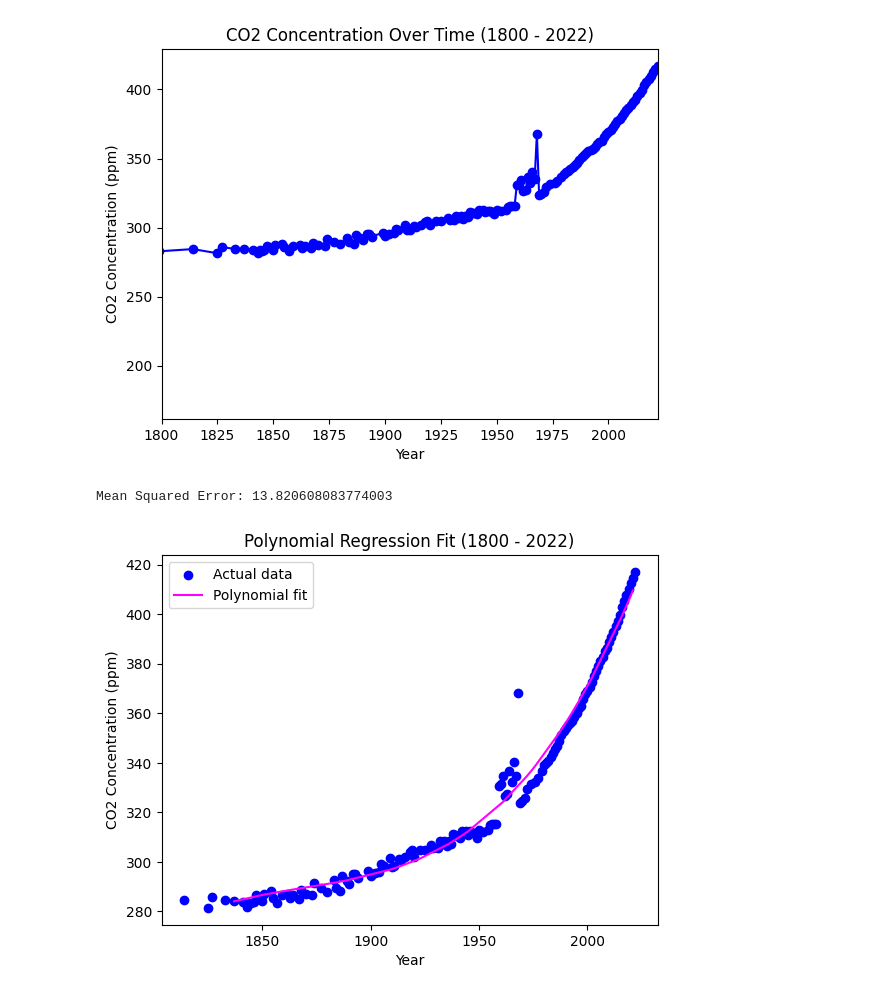
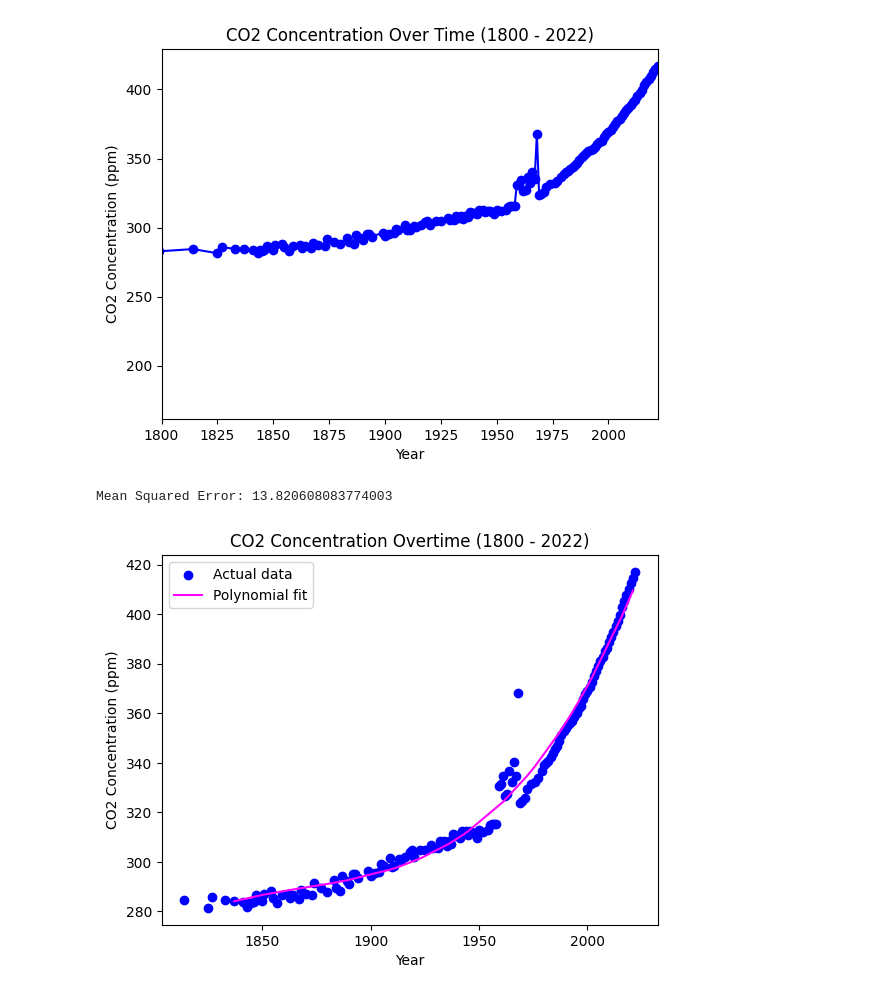
Before and after one commit to jzjackjz/cs3892-wildlife-trends-models, a Jupyter notebook: predictions/co2-year.ipynb, the cells around one changed output. Saved outputs shown, nothing was run; the diff lists cells and outputs as text; code cells hidden in the pictures.

Commit message:
small plot change

```diff
--- a/predictions/co2-year.ipynb
+++ b/predictions/co2-year.ipynb
@@ -29,35 +29,35 @@ filtered_df = co2_df[co2_df[year_column] >= 1800]
 
 X = filtered_df[year_column].values.reshape(-1, 1)
 y = filtered_df[co2_concentration_column].values
 
 X_train, X_test, y_train, y_test = train_test_split(X, y, test_size=0.2, random_state=42)
 
 degree = 3
 poly = PolynomialFeatures(degree=degree)
 X_train_poly = poly.fit_transform(X_train)
 X_test_poly = poly.transform(X_test)
 
 model = LinearRegression()
 model.fit(X_train_poly, y_train)
 
 y_pred = model.predict(X_test_poly)
 
 mse = mean_squared_error(y_test, y_pred)
 print(f'Mean Squared Error: {mse}')
 
 sorted_zip = sorted(zip(X_test, y_pred), key=lambda x: x[0])
 X_test_sorted, y_pred_sorted = zip(*sorted_zip)
 
 plt.scatter(X, y, color='blue', label='Actual data')
 plt.plot(X_test_sorted, y_pred_sorted, color='magenta', label='Polynomial fit')
 plt.xlabel('Year')
 plt.ylabel('CO2 Concentration (ppm)')
-plt.title('Polynomial Regression Fit (1800 - 2022)')
+plt.title('CO2 Concentration Overtime (1800 - 2022)')
 plt.legend()
 plt.show()
 # %% [output]
 Mean Squared Error: 13.820608083774003
-[figure, old version]
+[figure, new version]
 # %%
 future_years = np.arange(2024, 2125).reshape(-1, 1)
 
```
Also changed, not shown: parts of 1 cell of this notebook.
